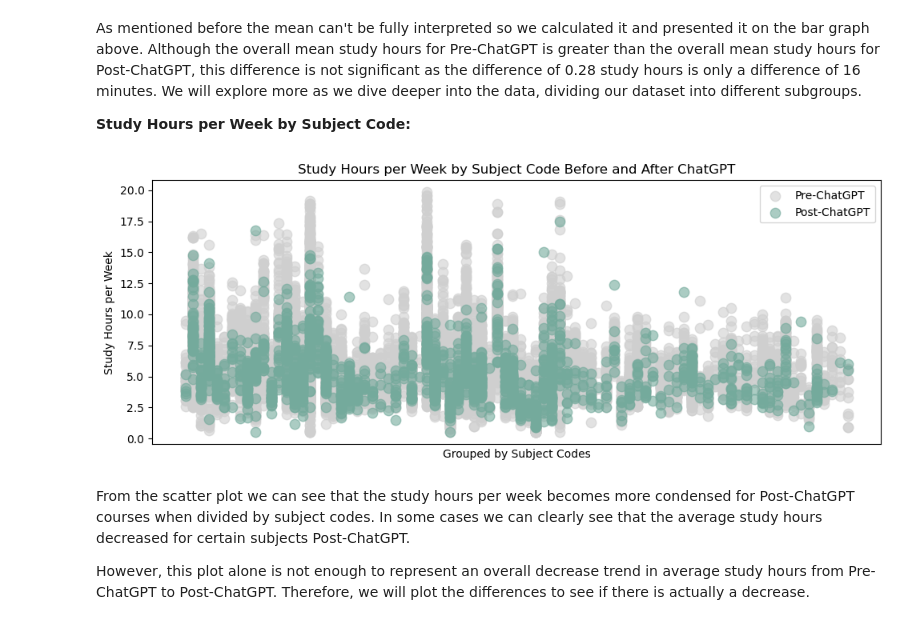
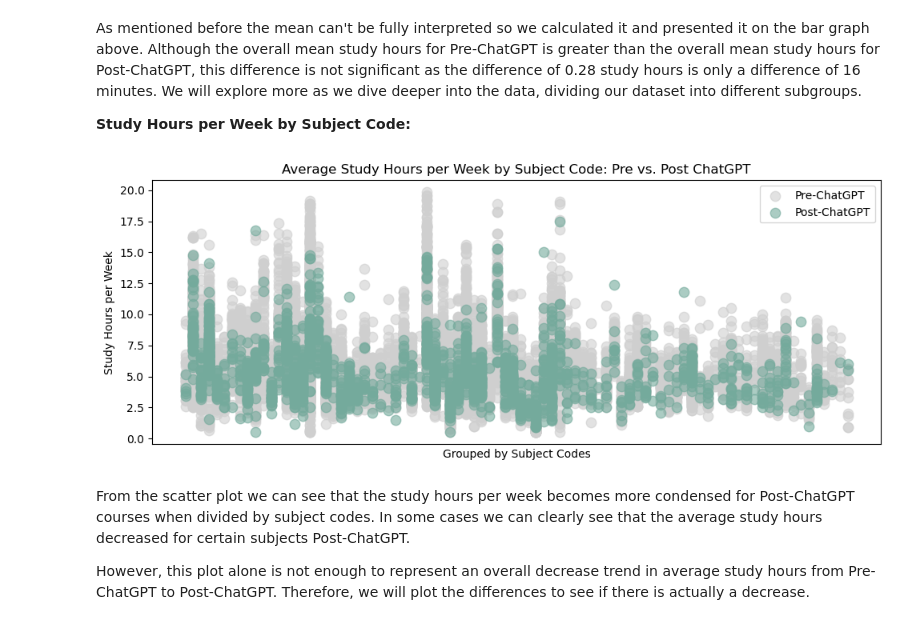
Before and after one commit to aydintabai/AI-Academic-Impact-Case-Study, a Jupyter notebook: FinalProject_Group112_WI24.ipynb, the cells around one changed output. Drawn from its saved outputs; the diff is of its cells as text; code cells hidden in the pictures.

```diff
--- a/FinalProject_Group112_WI24.ipynb
+++ b/FinalProject_Group112_WI24.ipynb
@@ -685,27 +685,27 @@ As mentioned before the mean can't be fully interpreted so we calculated it and
 # %%
 subject_codes = capes_df['Subject Code'].unique()
 subject_codes_dict = {code: i for i, code in enumerate(subject_codes)}
 
 plt.figure(figsize=(10, 4))
 
 plt.scatter(pre_gpt['Subject Code'], pre_gpt['Study Hours per Week'], alpha=0.6, label='Pre-ChatGPT', s=80, color='#cfcfcf')
 plt.scatter(post_gpt['Subject Code'], post_gpt['Study Hours per Week'], alpha=0.6, label='Post-ChatGPT', s=80, color='#74AA9C')
 
 # Adding labels and legend
 plt.xlabel('Grouped by Subject Codes')
 plt.ylabel('Study Hours per Week')
-plt.title('Study Hours per Week by Subject Code Before and After ChatGPT')
+plt.title('Average Study Hours per Week by Subject Code: Pre vs. Post ChatGPT')
 plt.legend()
 
 # Improve the x-axis: replace numeric labels with subject codes
 # plt.xticks(ticks=np.arange(len(subject_codes)), labels=subject_codes, rotation='vertical')
 plt.xticks([])
 
 # Show plot
 plt.tight_layout()  # Adjusts subplot params to give some padding
 plt.show()
 # %% [output]
-[figure, old version]
+[figure, new version]
 # %% [markdown]
 From the scatter plot we can see that the study hours per week becomes more condensed for Post-ChatGPT courses when divided by subject codes. In some cases we can clearly see that the average study hours decreased for certain subjects Post-ChatGPT.
 
```
Also changed, not shown: parts of 7 cells of this notebook.
